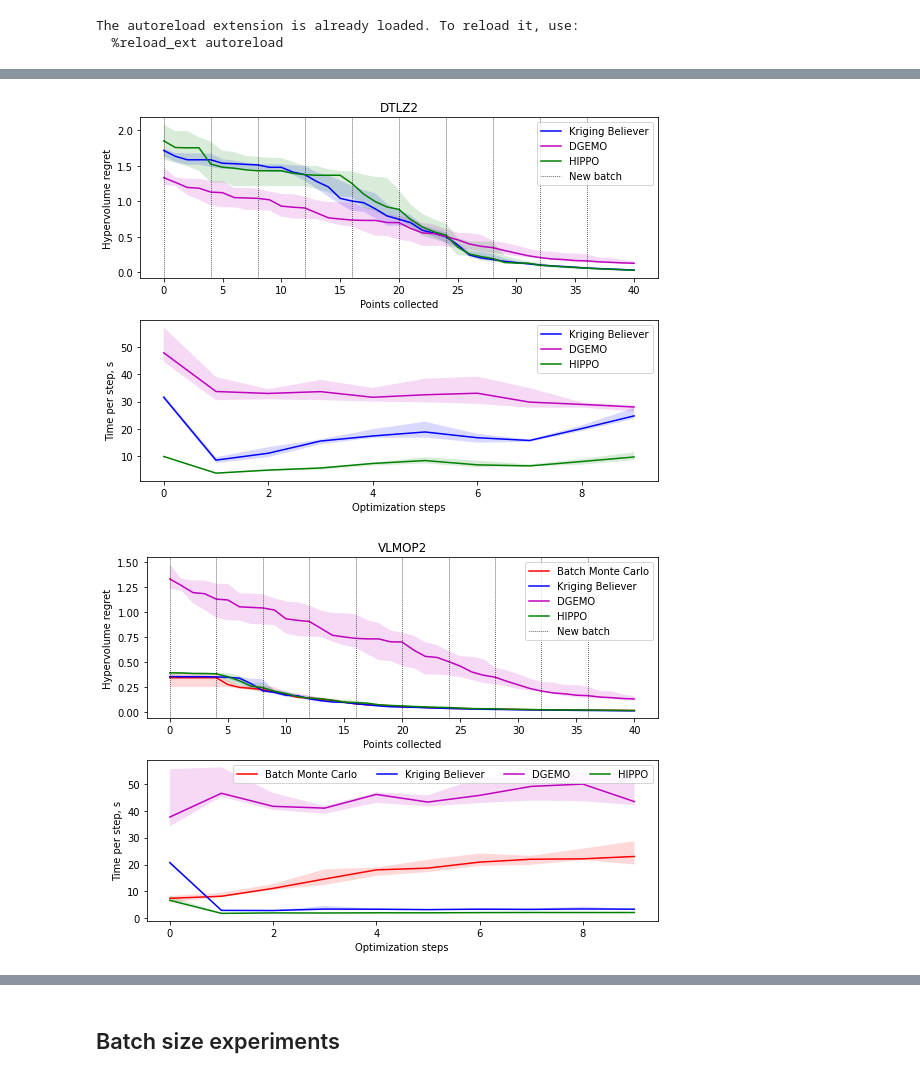
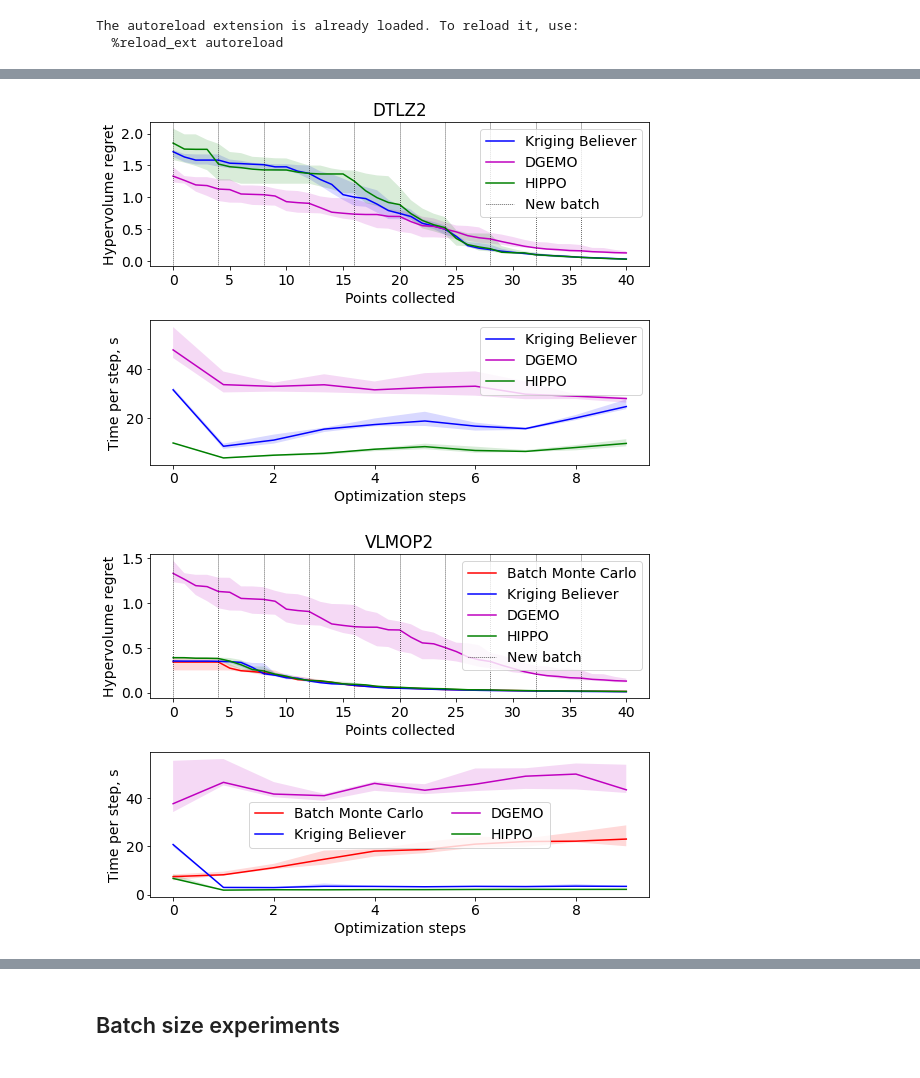
Before and after one commit to apaleyes/trieste, a Jupyter notebook: docs/notebooks/mo_lp/plot_results.ipynb, the cells around one changed output, grey strips where cells are left out. Drawn from its saved outputs; the diff is of its cells as text; code cells hidden in the pictures.

```diff
--- a/docs/notebooks/mo_lp/plot_results.ipynb
+++ b/docs/notebooks/mo_lp/plot_results.ipynb
@@ -7,6 +7,9 @@
 import os
 import numpy as np
 import matplotlib.pyplot as plt
+
+import matplotlib.pyplot as plt
+plt.rcParams.update({'font.size': 14})
 # %% [output]
 The autoreload extension is already loaded. To reload it, use:
   %reload_ext autoreload
@@ -263,7 +280,7 @@ fig.tight_layout()
 save_plot('dtlz2')
 plt.show()
 # %% [output]
-[figure, old version]
+[figure, new version]
 # %%
 batch_mc_hv_regret = np.loadtxt("results/BatchMC_VLMOP2_n_initial_points_3_n_query_points_4_n_optimization_steps_10_n_repeats_10_seed_None", delimiter=",")
 hippo_hv_regret = np.loadtxt("results/HIPPO_VLMOP2_n_initial_points_3_n_query_points_4_n_optimization_steps_10_n_repeats_10_seed_None", delimiter=",")
@@ -289,35 +306,35 @@ plt.axes(ax1)
 plot_median_quantiles(x, batch_mc_hv_regret, 'r', 'Batch Monte Carlo')
 plot_median_quantiles(x, kb_hv_regret, 'b', 'Kriging Believer')
 plot_median_quantiles(x, dgemo_regret, 'm', 'DGEMO')
 plot_median_quantiles(x, hippo_hv_regret, 'g', 'HIPPO')
 plt.axvline(x=0, c='k', ls=':', lw=0.75, label="New batch")
 for xc in range(n_query_points, n_query_points * n_optimization_steps, n_query_points):
     plt.axvline(x=xc, c='k', ls=':', lw=0.75)
 plt.title("VLMOP2")
 plt.xlabel("Points collected")
 plt.ylabel("Hypervolume regret")
 plt.legend()
 # save_plot('vlmop2_hv_regret')
 # plt.show()
 
 # time per step
 x = range(n_optimization_steps)
 
 plt.axes(ax2)
 plot_median_quantiles(x, batch_mc_time, 'r', 'Batch Monte Carlo')
 plot_median_quantiles(x, kb_time, 'b', 'Kriging Believer')
 plot_median_quantiles(x, dgemo_time, 'm', 'DGEMO')
 plot_median_quantiles(x, hippo_time, 'g', 'HIPPO')
 # plt.title("VLMOP2, time per step")
 plt.xlabel("Optimization steps")
 plt.ylabel("Time per step, s")
-plt.legend(ncol=4)
+plt.legend(ncol=2)
 
 fig.tight_layout()
 save_plot('vlmop2')
 plt.show()
 # %% [output]
-[figure, old version]
+[figure, new version]
 # %%
 batch_mc_hv_regret = np.loadtxt("results/BatchMC_BraninGoldsteinPrice_n_initial_points_3_n_query_points_4_n_optimization_steps_10_n_repeats_10_seed_None", delimiter=",")
 hippo_hv_regret = np.loadtxt("results/HIPPO_BraninGoldsteinPrice_n_initial_points_3_n_query_points_4_n_optimization_steps_10_n_repeats_10_seed_None", delimiter=",")
```
Also changed, not shown: parts of 11 cells of this notebook.
